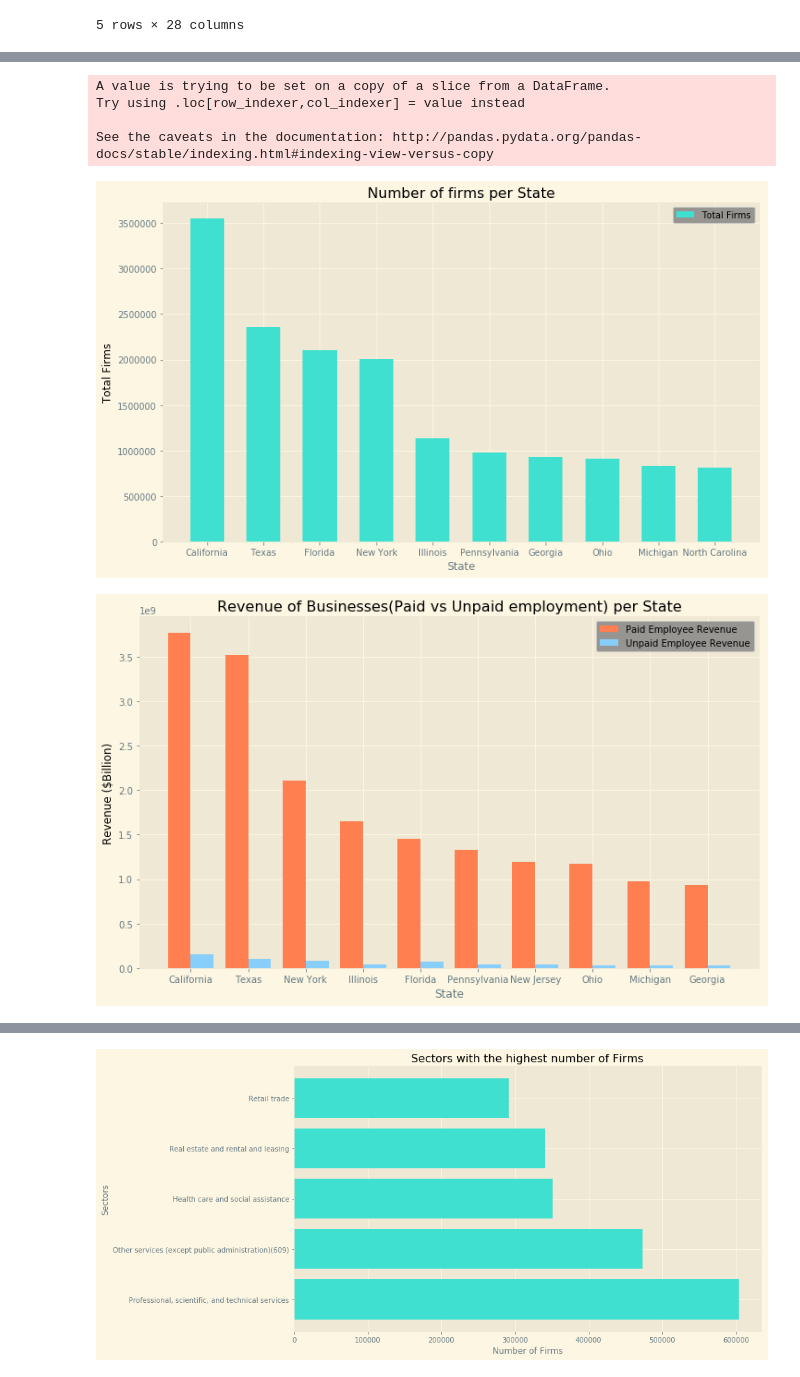
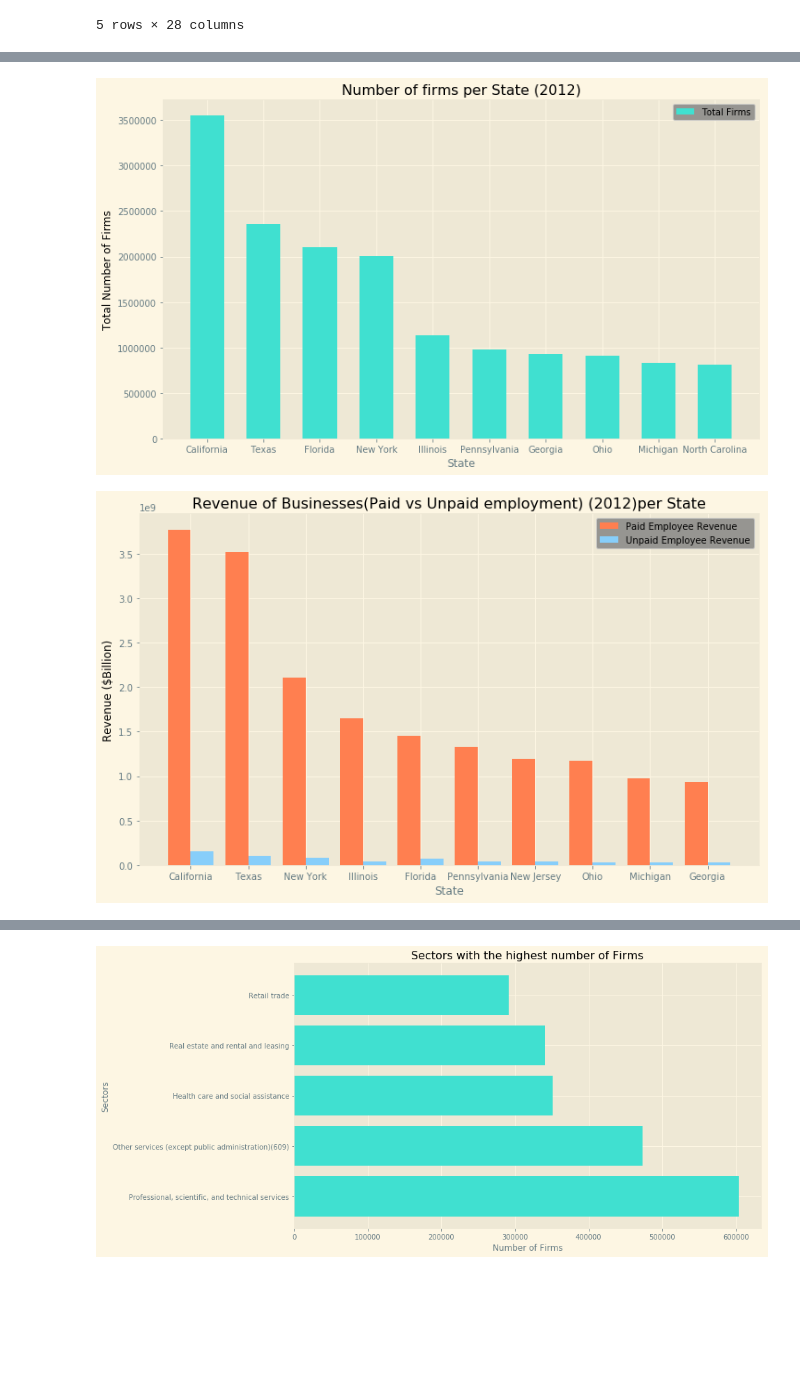
Before and after one commit to tafolabi/Project_Alpha, a Jupyter notebook: Project_Alpha.ipynb, the cells around one changed output, grey strips where cells are left out. Drawn from its saved outputs; the diff is of its cells as text; code cells hidden in the pictures; blank space fills up the shorter version.

Commit message:
fixed output tags

```diff
--- a/Project_Alpha.ipynb
+++ b/Project_Alpha.ipynb
@@ -63,38 +63,34 @@ new_data.head(10)
 # %%
 # make all values in the Number of firms Column integers
 new_data['Number of Firms'] = new_data['Number of Firms'].astype(float)
 #groupby state and maximum number of firms to extract total firms in each state
 state_firms = new_data.groupby('State').agg({'Number of Firms':'max'})
 #sort values in ascending order to get the 10 highest states
 state_firms = state_firms.sort_values("Number of Firms", ascending=False)
 #select the top 10 states
 state_firms = state_firms.head(10)
 # reset index of the data frame
 state_firms.reset_index(inplace=True)
 # add all values to a list to plot bar chart
 state_firms_x = state_firms["State"].tolist()
 state_firms_y = state_firms["Number of Firms"].tolist()
 #plot the bar chart for the 10 cities
 xpos = np.arange(len(state_firms_x))
 plt.xticks(xpos, state_firms_x)
 plt.bar(state_firms_x, state_firms_y, width=0.6,
         label='Total Firms', facecolor='turquoise', align="center")
 legend = plt.legend()
 plt.rcParams['figure.figsize']= (12,7)
 
 plt.style.use('Solarize_Light2')
 legend.get_frame().set_facecolor('grey')
 
-plt.title('Number of firms per State', color='black')
-plt.ylabel('Total Firms', color='black')
+plt.title('Number of firms per State (2012)', color='black')
+plt.ylabel('Total Number of Firms', color='black')
 plt.xlabel("State")
-plt.savefig("Output/Revenue_state2012.png")
+plt.savefig("Output/number_of_firms_state2012.png")
 # %% [output]
-A value is trying to be set on a copy of a slice from a DataFrame.
-Try using .loc[row_indexer,col_indexer] = value instead
-
-See the caveats in the documentation: http://pandas.pydata.org/pandas-docs/stable/indexing.html#indexing-view-versus-copy
-[figure, old version]
+[figure, new version]
 # %%
 #change all values in the dataframe with "S" to 0
 my_new_data = new_data.replace({'S': 0})
@@ -121,7 +117,7 @@ plt.bar(xpos, firm_sales['Paid Emp Sales'], width=0.4,
 plt.bar(xpos+0.4, firm_sales['Unpaid Emp Sales'], width=0.4,
         label='Unpaid Employee Revenue', facecolor='lightskyblue', align='center')
 
-plt.title('Revenue of Businesses(Paid vs Unpaid employment) per State', color='black')
+plt.title('Revenue of Businesses(Paid vs Unpaid employment) (2012)per State', color='black')
 plt.ylabel('Revenue ($Billion)', color='black')
 
 legend = plt.legend()
@@ -130,9 +126,9 @@ plt.style.use('Solarize_Light2')
 legend.get_frame().set_facecolor('grey')
 plt.xlabel("State")
 
-plt.savefig("Output/revenue_per_employment2012.png")
+plt.savefig("Output/revenue_per_paid_unpaid_employment2012.png")
 # %% [output]
-[figure, old version]
+[figure, new version]
 # %%
 #create new column in master sheet with Avergage sales per firm
 my_new_data['Total Firm Sales'] = my_new_data['Total Firm Sales'].astype(float)
```
Also changed, not shown: parts of 4 cells of this notebook, 7 other files.
